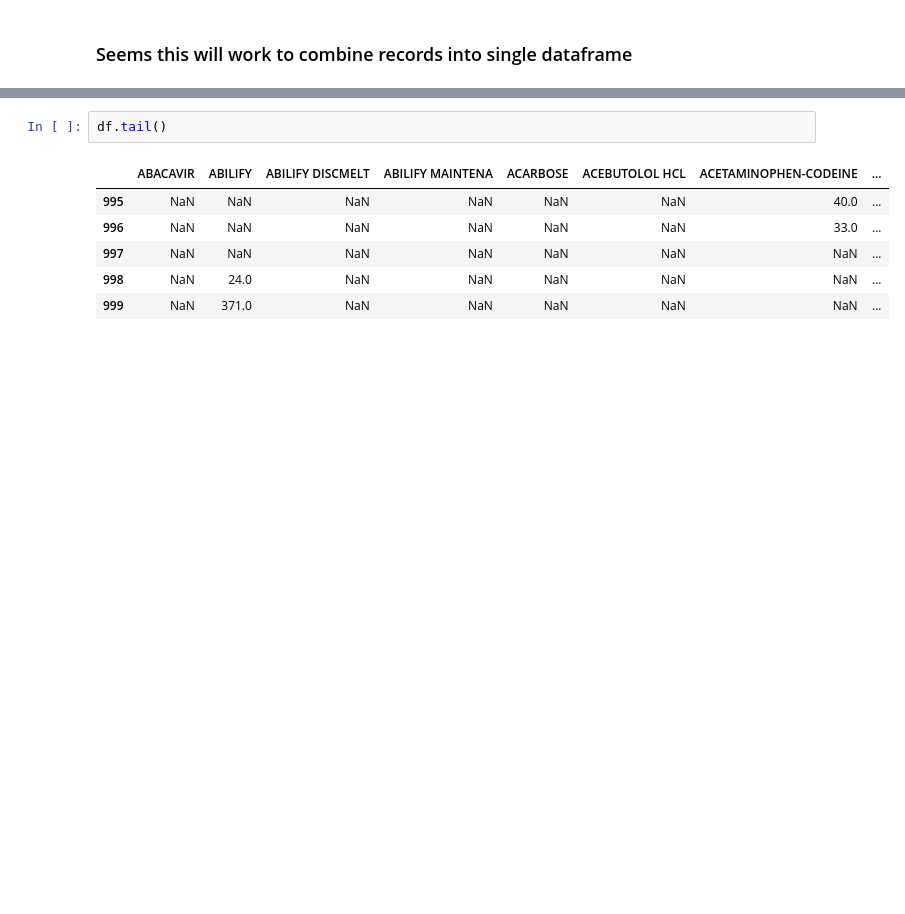
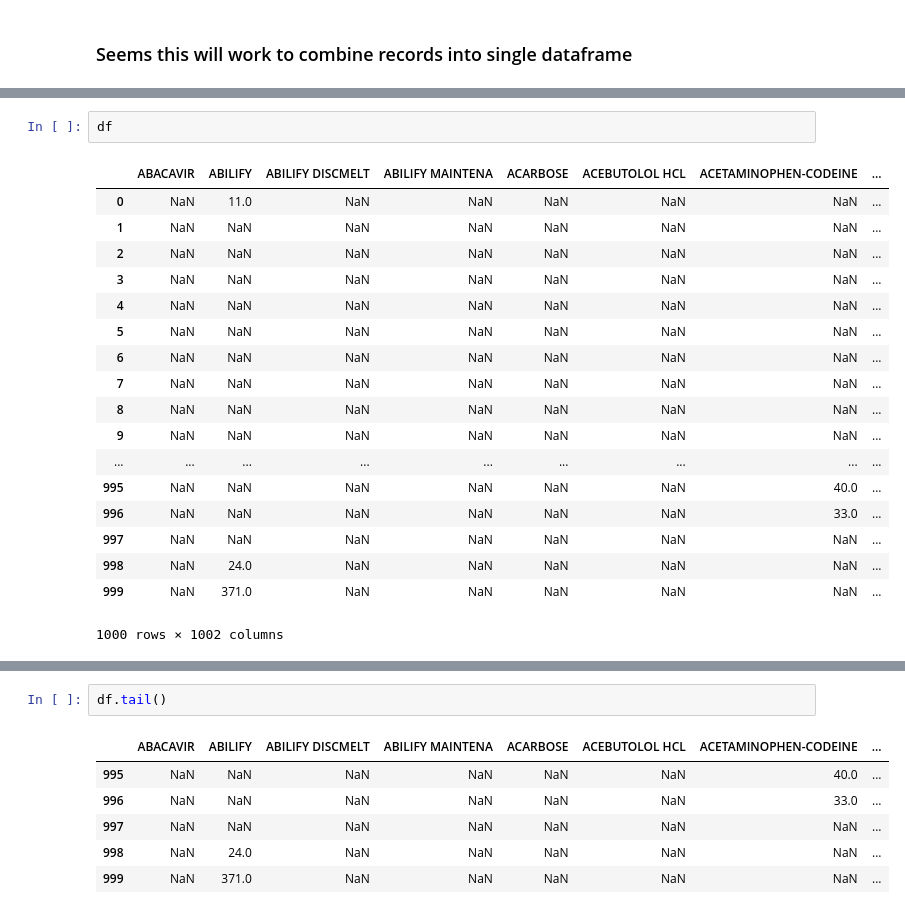
Before and after one commit to ChrisBoomhower/Pharma_Lab1, a Jupyter notebook: Analysis/Data/ExploringPharmaDrData.ipynb, the cells around one changed output, grey strips where cells are left out. Drawn from its saved outputs; the diff is of its cells as text; blank space fills up the shorter version.

```diff
--- a/Analysis/Data/ExploringPharmaDrData.ipynb
+++ b/Analysis/Data/ExploringPharmaDrData.ipynb
@@ -144,3 +160,24 @@ Wall time: 17.1 s
+# %%
+df
+# %% [output]
+|  | ABACAVIR | ABILIFY | ABILIFY DISCMELT | ABILIFY MAINTENA | ACARBOSE | ACEBUTOLOL HCL | ACETAMINOPHEN-CODEINE | ... |
+| 0 | NaN | 11.0 | NaN | NaN | NaN | NaN | NaN | ... |
+| 1 | NaN | NaN | NaN | NaN | NaN | NaN | NaN | ... |
+| 2 | NaN | NaN | NaN | NaN | NaN | NaN | NaN | ... |
+| 3 | NaN | NaN | NaN | NaN | NaN | NaN | NaN | ... |
+| 4 | NaN | NaN | NaN | NaN | NaN | NaN | NaN | ... |
+| 5 | NaN | NaN | NaN | NaN | NaN | NaN | NaN | ... |
+| 6 | NaN | NaN | NaN | NaN | NaN | NaN | NaN | ... |
+| 7 | NaN | NaN | NaN | NaN | NaN | NaN | NaN | ... |
+| 8 | NaN | NaN | NaN | NaN | NaN | NaN | NaN | ... |
+| 9 | NaN | NaN | NaN | NaN | NaN | NaN | NaN | ... |
+| ... | ... | ... | ... | ... | ... | ... | ... | ... |
+| 995 | NaN | NaN | NaN | NaN | NaN | NaN | 40.0 | ... |
+| 996 | NaN | NaN | NaN | NaN | NaN | NaN | 33.0 | ... |
+| 997 | NaN | NaN | NaN | NaN | NaN | NaN | NaN | ... |
+| 998 | NaN | 24.0 | NaN | NaN | NaN | NaN | NaN | ... |
+| 999 | NaN | 371.0 | NaN | NaN | NaN | NaN | NaN | ... |
+1000 rows × 1002 columns
 # %%
 df.head()
 # %% [output]
```
Also changed, not shown: parts of 15 cells of this notebook.
